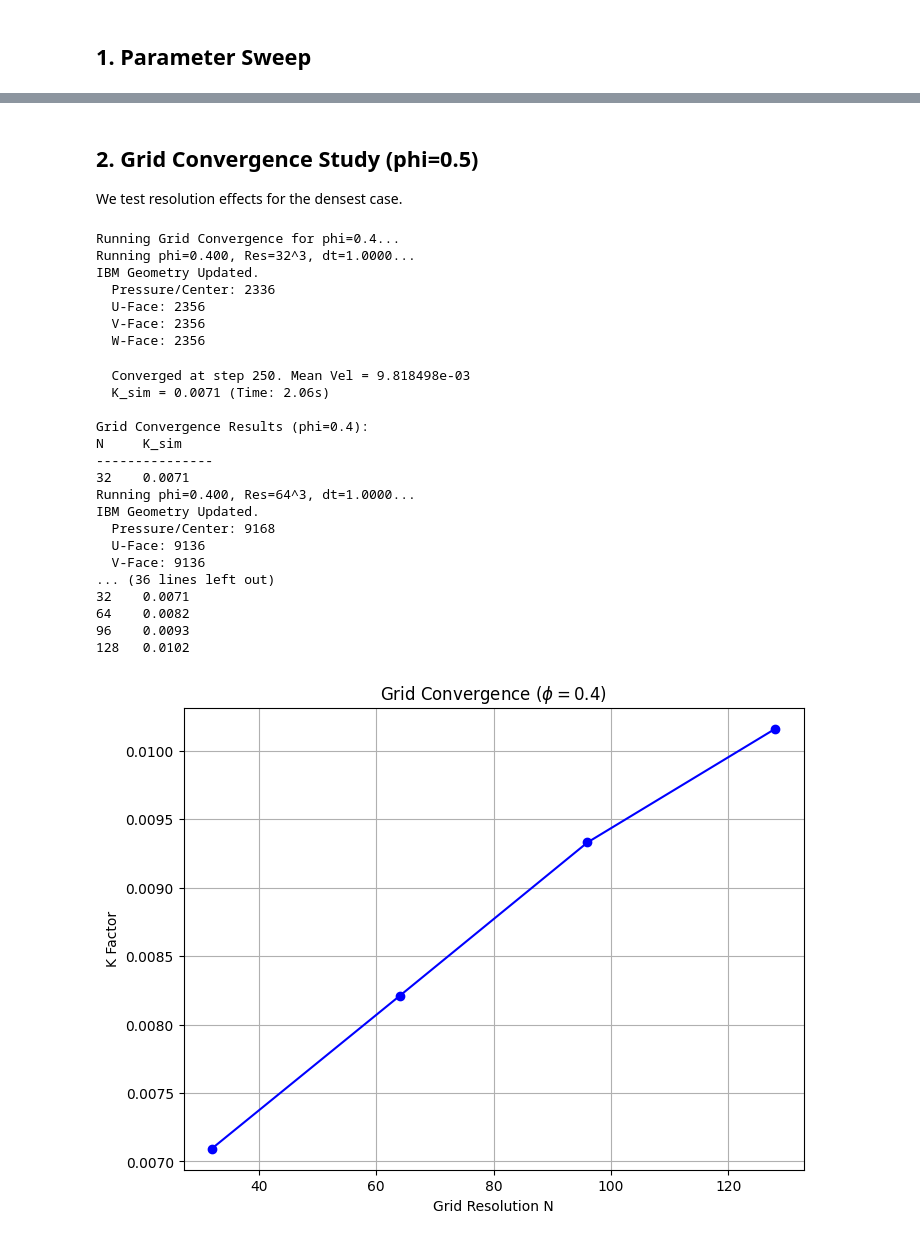
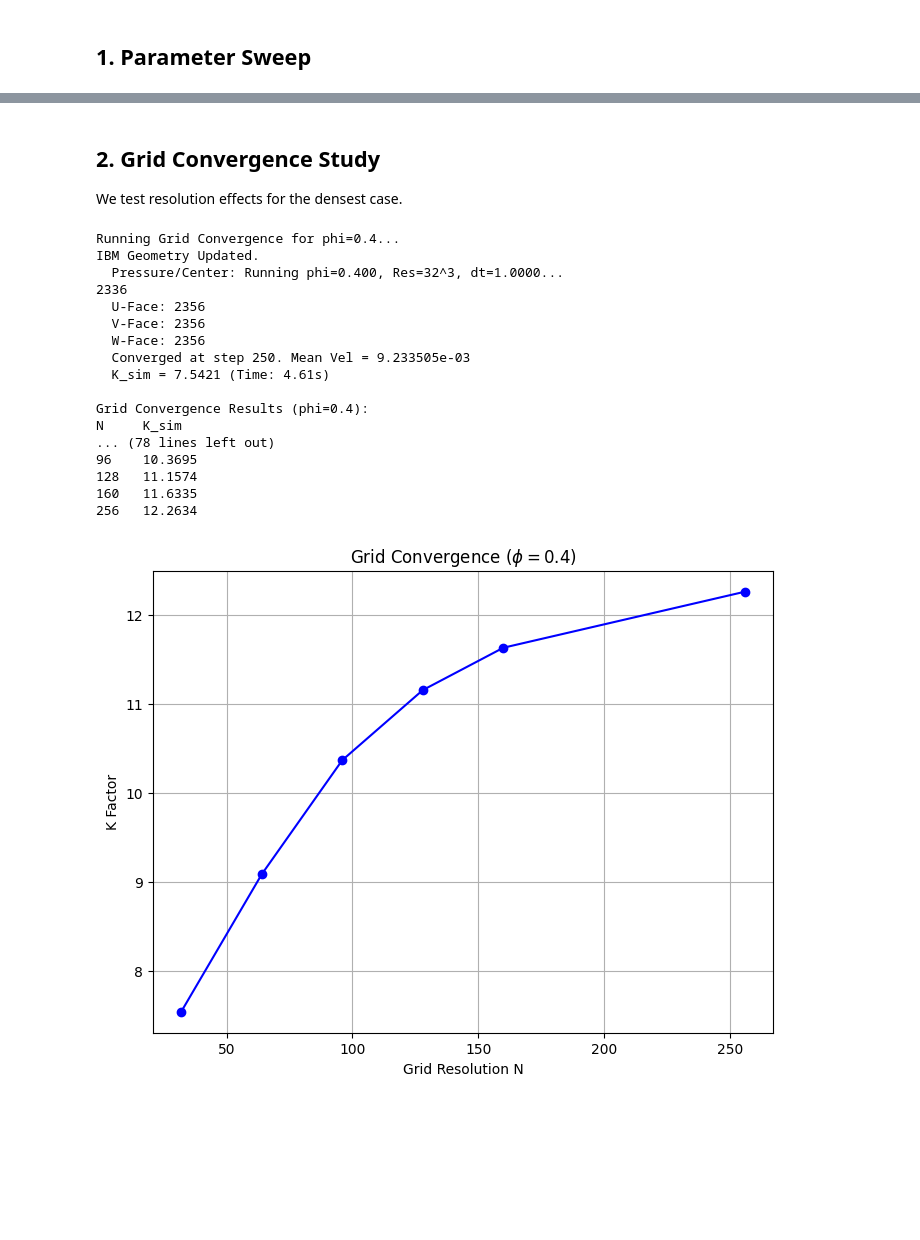
Before and after one commit to computational-chemical-engineering/peclet-flow, a Jupyter notebook: notebooks/verification_periodic_spheres.ipynb, the cells around one changed output, grey strips where cells are left out. Drawn from its saved outputs; the diff is of its cells as text; code cells hidden in the pictures; blank space fills up the shorter version.

Commit message:
feat: add new verification scripts, output files, and a codebase summarizer, while removing old scripts and updating notebooks.

```diff
--- a/notebooks/verification_periodic_spheres.ipynb
+++ b/notebooks/verification_periodic_spheres.ipynb
@@ -49,7 +49,7 @@ def generate_sc_sdf(phi, res_n, L=1.0):
 def get_analytical_k(phi):
     """Returns reference Drag Factor K from Sangani & Acrivos (1982) for Simple Cubic."""
     phis = np.array([0.05, 0.10, 0.20, 0.30, 0.40, 0.50])
-    ks   = np.array([2.02, 2.62, 4.29, 7.00, 11.6, 22.3])
+    ks   = np.array([4.95, 6.10, 9.10, 13.6, 21.6, 39.5])
     if phi < phis[0]: return 1.0 # Dilute limit approximation
     return np.interp(phi, phis, ks)
 
@@ -104,15 +104,6 @@ def save_vti(filename, res_int3, spacing_float3, u, v, w, p):
         f.write('  </ImageData>\n')
         f.write('</VTKFile>\n')
     print(f"Saved {filename}")
-def get_hasimoto_k(phi):
-    """Returns K using Hasimoto (1959) formula for SC array."""
-    c = phi
-    # K = 1 / (1 - 1.7601 c^(1/3) + c - 1.5593 c^2 + 3.9799 c^(8/3) - 3.0734 c^(10/3))
-    denom = 1.0 - 1.7601 * (c**(1.0/3.0)) + c - 1.5593 * (c**2) + 3.9799 * (c**(8.0/3.0)) - 3.0734 * (c**(10.0/3.0))
-    # Note: K in this notebook is Drag/Stokes. Hasimoto gives Drag = ...
-    # If the formula provided is directly K, we use it.
-    # User request: K = 1 / (...)
-    return 1.0 / denom
 # %% [markdown]
 ## Simulation Kernel
 # %%
@@ -196,12 +189,13 @@ def run_simulation(phi, res_n, save_output=False, filename=None):
 ## 1. Parameter Sweep
 # %%
 phis = [0.05, 0.10, 0.20, 0.30, 0.40, 0.50]
-res_n = 64
+res_n = 32
 
 results = []
 
 for phi in phis:
-    k_sim, u_sup = run_simulation(phi, res_n, save_output=True, filename=f"output/final_phi_{phi:.2f}.vti")
+    simulator = SimulationRunner(phi, res_n)
+    k_sim, u_sup = simulator.run(save_output=True, filename=f"output/final_phi_{phi:.2f}.vti", dt = 1.0, max_steps=100)
     k_ref = get_analytical_k(phi)
     results.append({
         'phi': phi,
@@ -257,58 +261,52 @@ plt.show()
 # %% [markdown]
-## 2. Grid Convergence Study (phi=0.5)
+## 2. Grid Convergence Study
 We test resolution effects for the densest case.
 # %%
 phi_dense = 0.40
-resolutions = [32, 64, 96, 128]
+resolutions = [32, 64, 96, 128, 160, 256]
 
 convergence_results = []
 
 print(f"Running Grid Convergence for phi={phi_dense}...")
 for res in resolutions:
-    k_sim, _ = run_simulation(phi_dense, res, save_output=False)
+    simulator = SimulationRunner(phi_dense, res)
+    k_sim, _ = simulator.run(save_output=False)
     convergence_results.append((res, k_sim))
 
     print(f"\nGrid Convergence Results (phi={phi_dense}):")
     print(f"{'N':<5} {'K_sim':<10}")
     print("-" * 15)
     for r in convergence_results:
         print(f"{r[0]:<5} {r[1]:<10.4f}")
 
 # Plot Convergence
 res_vals = [r[0] for r in convergence_results]
 k_vals = [r[1] for r in convergence_results]
 
 plt.figure(figsize=(8, 6))
 plt.plot(res_vals, k_vals, 'b-o')
 plt.xlabel('Grid Resolution N')
 plt.ylabel('K Factor')
 plt.title(f'Grid Convergence ($\phi={phi_dense}$)')
 plt.grid(True)
 plt.savefig('output/grid_convergence.png')
 plt.show()
 # %% [output]
 Running Grid Convergence for phi=0.4...
-Running phi=0.400, Res=32^3, dt=1.0000...
 IBM Geometry Updated.
-  Pressure/Center: 2336
+  Pressure/Center: Running phi=0.400, Res=32^3, dt=1.0000...
+2336
   U-Face: 2356
   V-Face: 2356
   W-Face: 2356
+  Converged at step 250. Mean Vel = 9.233505e-03
+  K_sim = 7.5421 (Time: 4.61s)
+
+Grid Convergence Results (phi=0.4):
+N     K_sim
+... (78 lines left out)
+96    10.3695
+128   11.1574
+160   11.6335
+256   12.2634
-  Converged at step 250. Mean Vel = 9.818498e-03
-  K_sim = 0.0071 (Time: 2.06s)
-
-Grid Convergence Results (phi=0.4):
-N     K_sim
----------------
-32    0.0071
-Running phi=0.400, Res=64^3, dt=1.0000...
-IBM Geometry Updated.
-  Pressure/Center: 9168
-  U-Face: 9136
-  V-Face: 9136
-... (36 lines left out)
-32    0.0071
-64    0.0082
-96    0.0093
-128   0.0102
-[figure, old version]
+[figure, new version]
```
Also changed, not shown: parts of 5 cells of this notebook, 5 other files.
